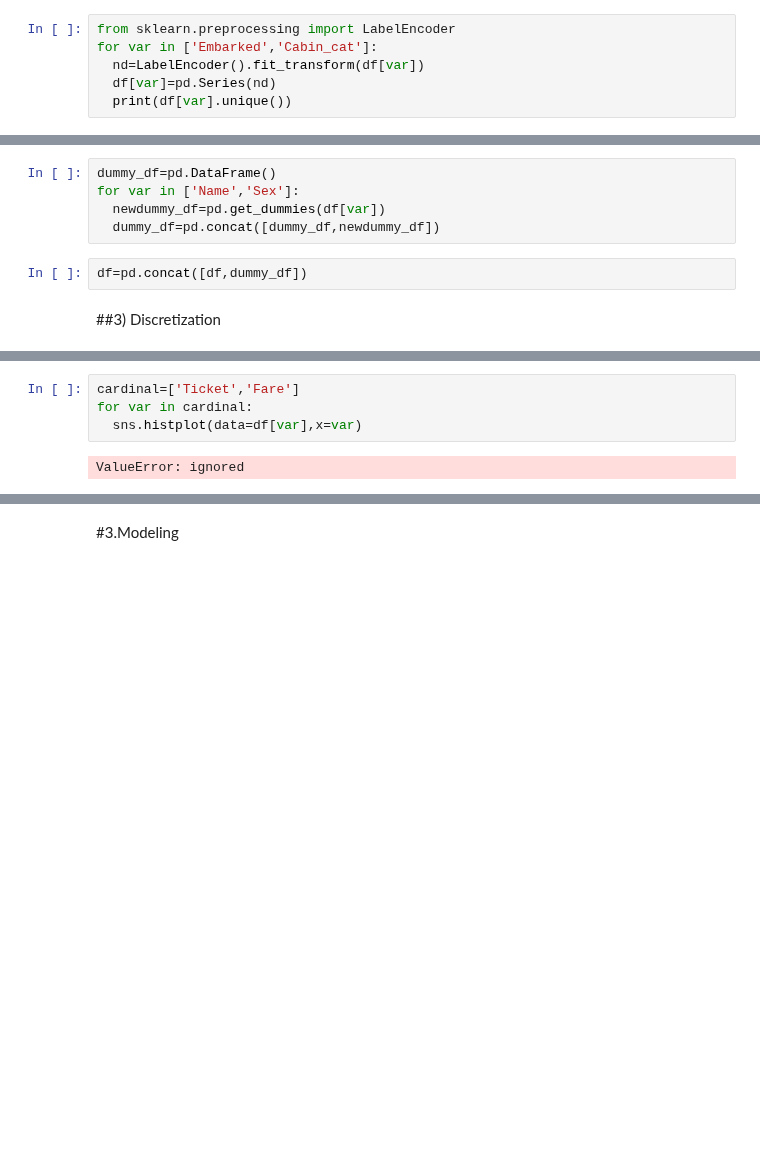
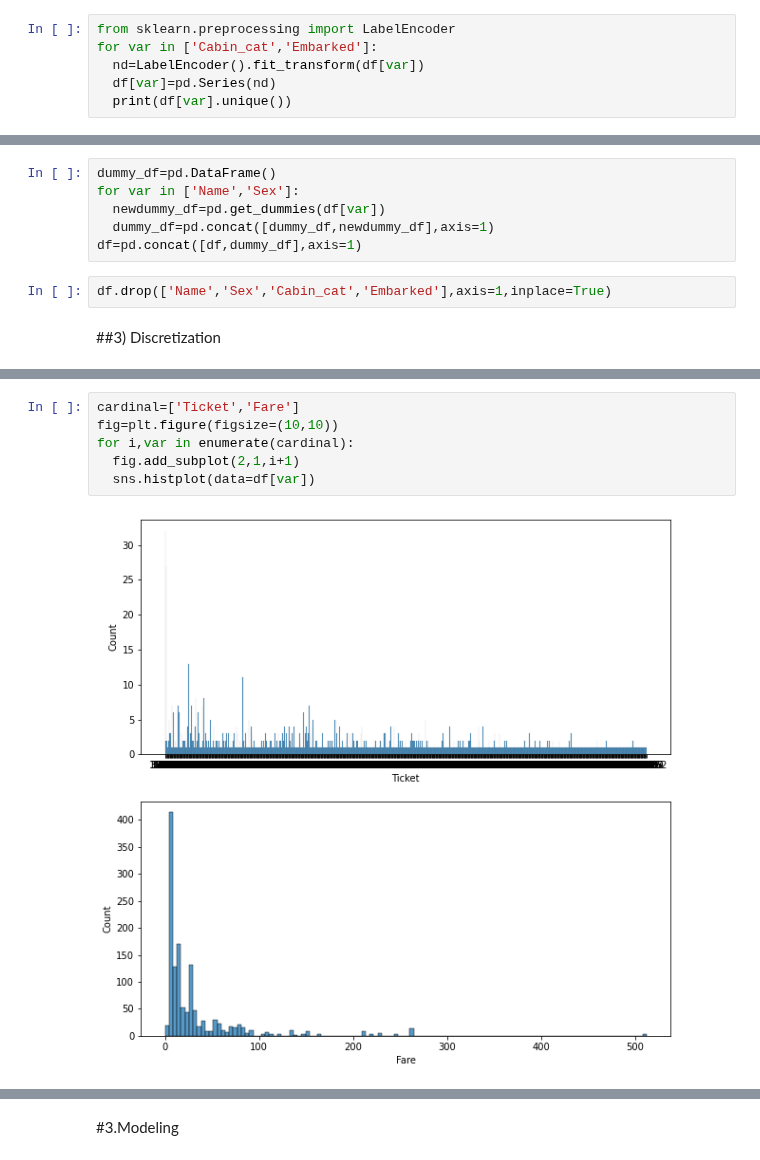
Before and after one commit to DongjunYou/21_1Q_Army, a Jupyter notebook: 1.Titanic/Titanic_Upgrade.ipynb, the cells around one changed output, grey strips where cells are left out. Saved outputs shown, nothing was run; the diff lists cells and outputs as text; blank space fills up the shorter version.

```diff
--- a/1.Titanic/Titanic_Upgrade.ipynb
+++ b/1.Titanic/Titanic_Upgrade.ipynb
@@ -234,7 +234,7 @@ for var in categorical:
 ['M' 'C' 'E' 'G' 'D' 'A' 'B' 'F' 'T']
 # %%
 from sklearn.preprocessing import LabelEncoder
-for var in ['Embarked','Cabin_cat']:
+for var in ['Cabin_cat','Embarked']:
   nd=LabelEncoder().fit_transform(df[var])
   df[var]=pd.Series(nd)
   print(df[var].unique())
@@ -245,9 +245,10 @@ for var in ['Embarked','Cabin_cat']:
 dummy_df=pd.DataFrame()
 for var in ['Name','Sex']:
   newdummy_df=pd.get_dummies(df[var])
-  dummy_df=pd.concat([dummy_df,newdummy_df])
+  dummy_df=pd.concat([dummy_df,newdummy_df],axis=1)
+df=pd.concat([df,dummy_df],axis=1)
-# %%
-df=pd.concat([df,dummy_df])
+# %%
+df.drop(['Name','Sex','Cabin_cat','Embarked'],axis=1,inplace=True)
 # %% [markdown]
 ##3) Discretization
 # %%
@@ -274,7 +271,9 @@ female 2
 male 2
 # %%
 cardinal=['Ticket','Fare']
-for var in cardinal:
-  sns.histplot(data=df[var],x=var)
+fig=plt.figure(figsize=(10,10))
+for i,var in enumerate(cardinal):
+  fig.add_subplot(2,1,i+1)
+  sns.histplot(data=df[var])
 # %% [output]
-ValueError: ignored
+[figure, added]
```
Also changed, not shown: parts of 17 cells of this notebook.
